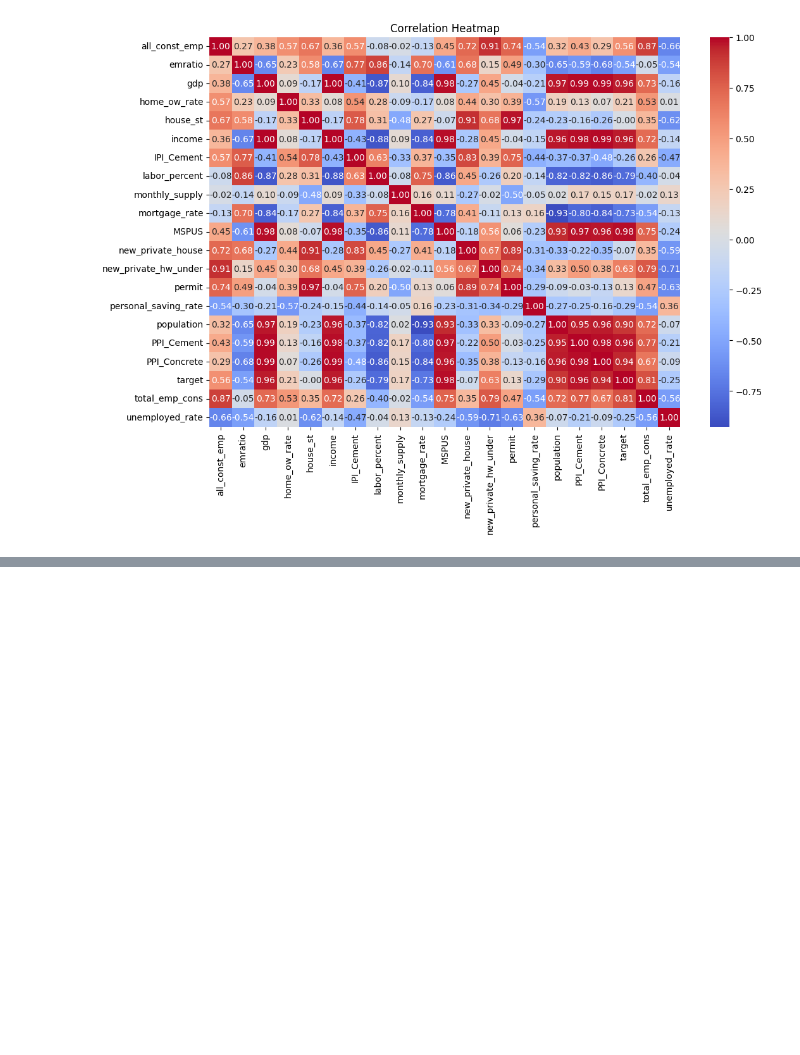
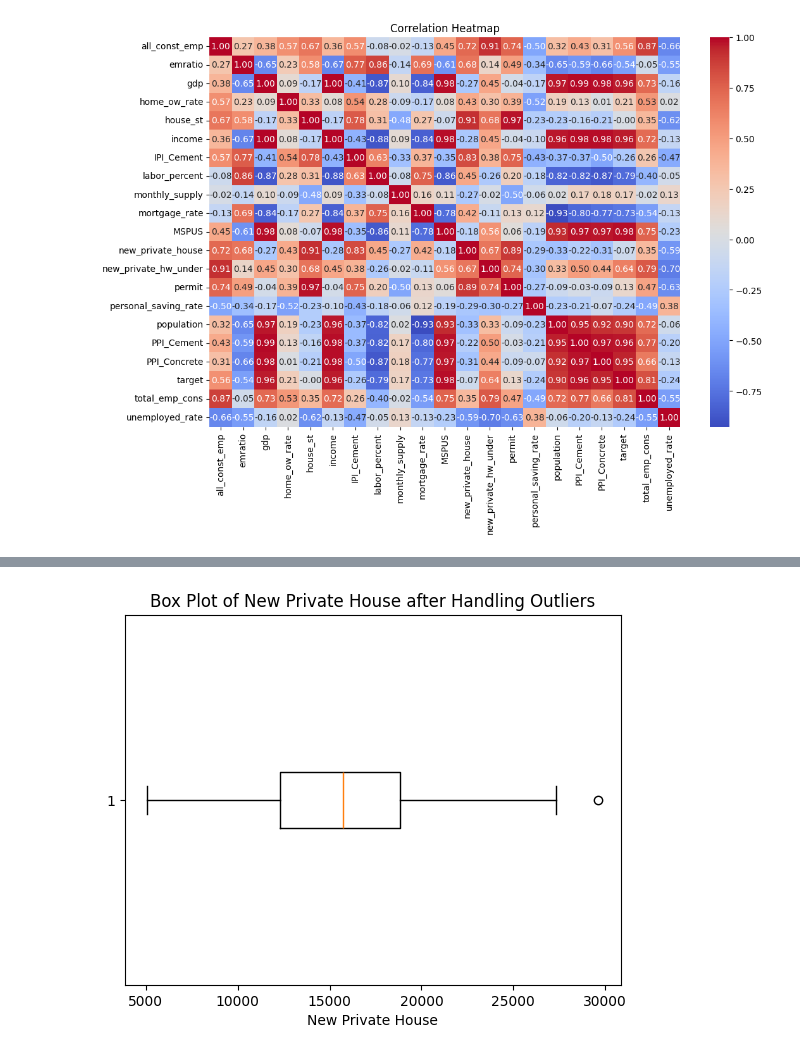
Before and after one commit to eKeiran/US_Home_Price_Factors_Data_Analysis, a Jupyter notebook: EDA.ipynb, the cells around one changed output, grey strips where cells are left out. Cells and saved outputs as stored; diff of their text form; code cells hidden in the pictures; blank space fills up the shorter version.

```diff
--- a/EDA.ipynb
+++ b/EDA.ipynb
@@ -203,0 +158,11 @@ plt.show()
+# %%
+# New private house
+transformed_data, lambda_value = stats.yeojohnson(df_final['new_private_house'])
+df_final['new_private_house'] = transformed_data
+
+plt.boxplot(df_final['new_private_house'], vert=False)
+plt.xlabel('New Private House')
+plt.title('Box Plot of New Private House after Handling Outliers')
+plt.show()
+# %% [output]
+[figure, added]
```
Also changed, not shown: parts of 20 cells of this notebook, 3 other files.
